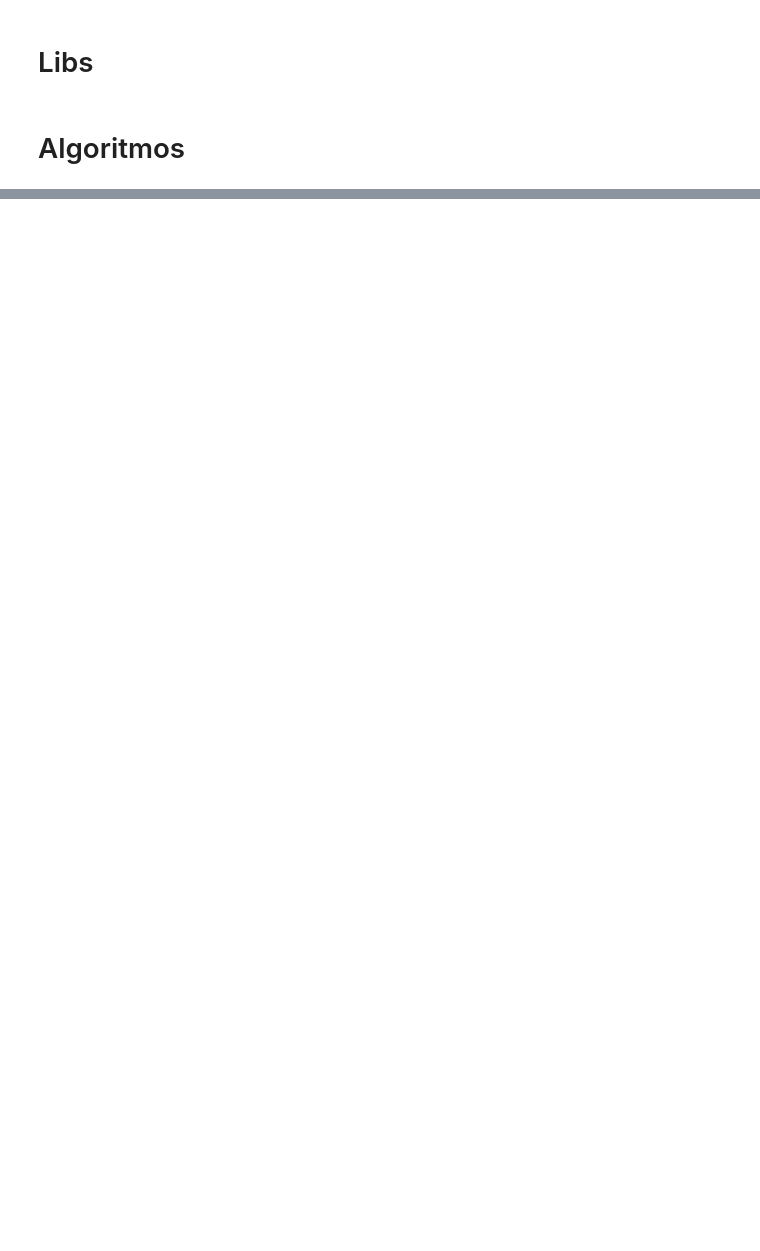
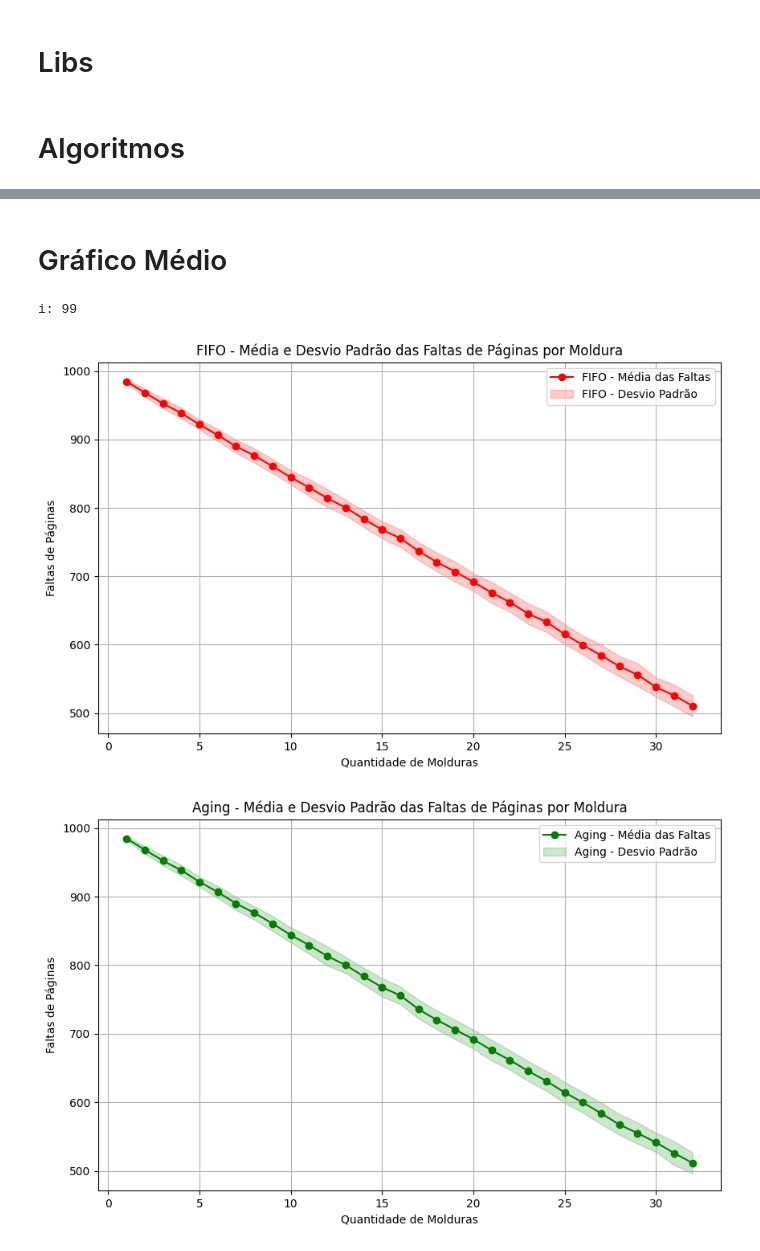
Before and after one commit to myller-silva/SO-trabalho-03---pagina--o, a Jupyter notebook: evaluate_aging_algorithm_with_varying_bits.ipynb, the cells around one changed output, grey strips where cells are left out. Drawn from its saved outputs; the diff is of its cells as text; code cells hidden in the pictures; blank space fills up the shorter version.

```diff
--- a/evaluate_aging_algorithm_with_varying_bits.ipynb
+++ b/evaluate_aging_algorithm_with_varying_bits.ipynb
@@ -85,0 +89,76 @@ plt.show()
+# %% [markdown]
+# Gráfico Médio
+# %%
+num_experiements = 100
+qtd_paginas = 64
+qtd_referencias = 1000
+max_molduras = 32
+
+paginas = np.arange(qtd_paginas)
+m_r_fifo = np.zeros((num_experiements, max_molduras))
+m_r_aging = np.zeros((num_experiements, max_molduras))
+
+for i in range(num_experiements):
+    print(f"\ri: {i}", end='')
+    referencias_as_paginas = random.choices(paginas, k=qtd_referencias)
+    for j in range(1, max_molduras+1):
+        fifo_array, aging_array, tamanho_molduras = experimento_fifo_vs_aging(qtd_referencias = qtd_referencias, qtd_paginas = qtd_paginas, max_molduras=max_molduras)
+        m_r_fifo[i, j-1] = fifo_array[j-1]
+        m_r_aging[i, j-1] = aging_array[j-1]
+# %% [output]
+i: 99
+# %%
+# Calcular as médias e desvios padrão
+fifo_cor = "red"
+aging_cor = "green"
+
+medias_fifo = np.mean(m_r_fifo, axis=0)
+desvios_padrao_fifo = np.std(m_r_fifo, axis=0)
+
+medias_aging = np.mean(m_r_aging, axis=0)
+desvios_padrao_aging = np.std(m_r_aging, axis=0)
+
+# Quantidade de molduras
+molduras = np.arange(1, max_molduras + 1)
+
+# 1. Gráfico separado para FIFO
+plt.figure(figsize=(10, 6))
+plt.plot(molduras, medias_fifo, marker='o', color=fifo_cor, label='FIFO - Média das Faltas')
+plt.fill_between(molduras, medias_fifo - desvios_padrao_fifo, medias_fifo + desvios_padrao_fifo,
+                 color=fifo_cor, alpha=0.2, label='FIFO - Desvio Padrão')
+plt.title('FIFO - Média e Desvio Padrão das Faltas de Páginas por Moldura')
+plt.xlabel('Quantidade de Molduras')
+plt.ylabel('Faltas de Páginas')
+plt.legend()
+plt.grid(True)
+plt.show()
+
+# 2. Gráfico separado para Aging
+plt.figure(figsize=(10, 6))
+plt.plot(molduras, medias_aging, marker='o', color=aging_cor, label='Aging - Média das Faltas')
+plt.fill_between(molduras, medias_aging - desvios_padrao_aging, medias_aging + desvios_padrao_aging,
+                 color=aging_cor, alpha=0.2, label='Aging - Desvio Padrão')
+plt.title('Aging - Média e Desvio Padrão das Faltas de Páginas por Moldura')
+plt.xlabel('Quantidade de Molduras')
+plt.ylabel('Faltas de Páginas')
+plt.legend()
+plt.grid(True)
+plt.show()
+
+# 3. Gráfico combinando FIFO e Aging
+plt.figure(figsize=(10, 6))
+plt.plot(molduras, medias_fifo, marker='o', color=fifo_cor, label='FIFO - Média das Faltas')
+plt.plot(molduras, medias_aging, marker='o', color=aging_cor, label='Aging - Média das Faltas')
+plt.fill_between(molduras, medias_fifo - desvios_padrao_fifo, medias_fifo + desvios_padrao_fifo,
+                 color=fifo_cor, alpha=0.2, label='FIFO - Desvio Padrão')
+plt.fill_between(molduras, medias_aging - desvios_padrao_aging, medias_aging + desvios_padrao_aging,
+                 color=aging_cor, alpha=0.2, label='Aging - Desvio Padrão')
+plt.title('Comparação: FIFO e Aging - Média e Desvio Padrão das Faltas de Páginas por Moldura')
+plt.xlabel('Quantidade de Molduras')
+plt.ylabel('Faltas de Páginas')
+plt.legend()
+plt.grid(True)
+plt.show()
+# %% [output]
+[figure, added]
+[figure, added]
```
Also changed, not shown: parts of 13 cells of this notebook.
